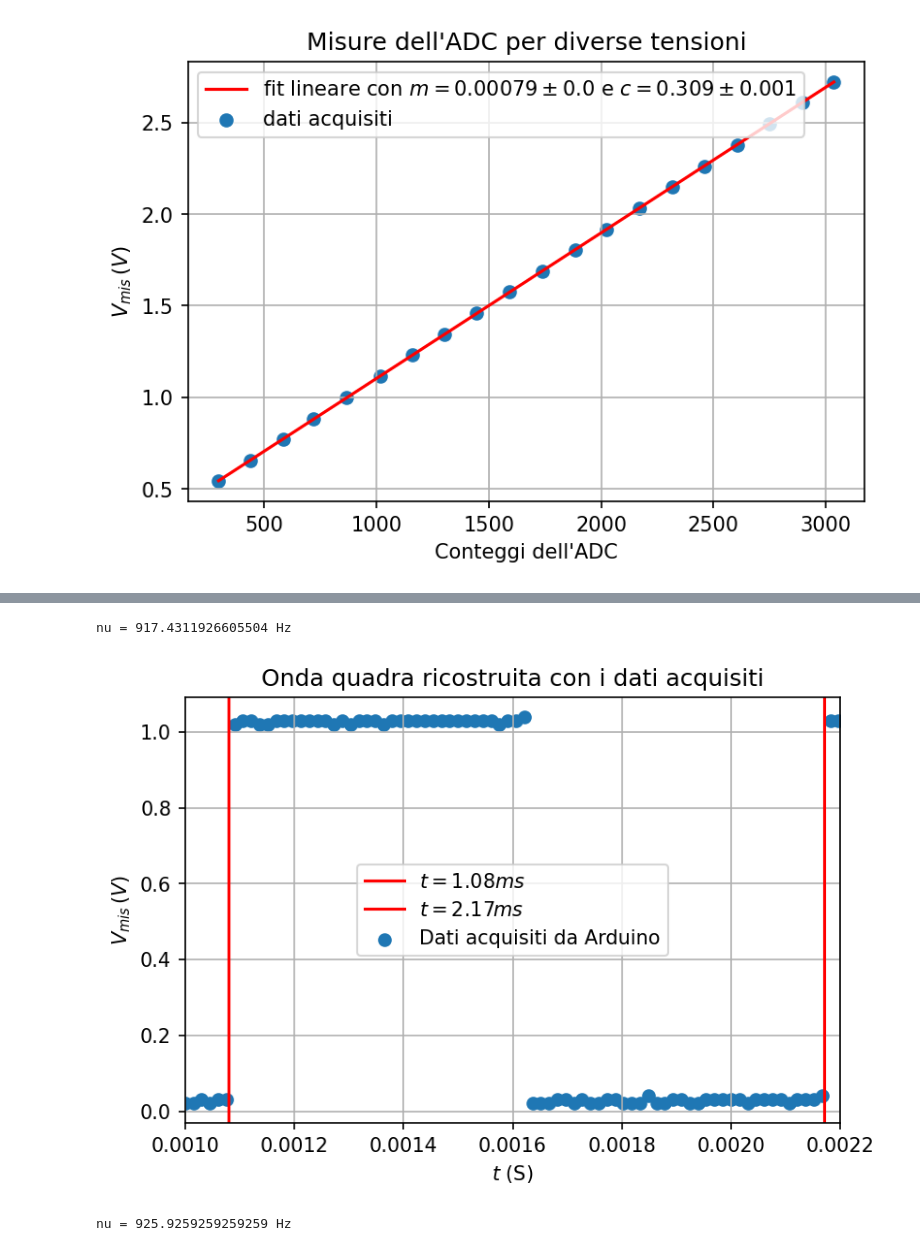
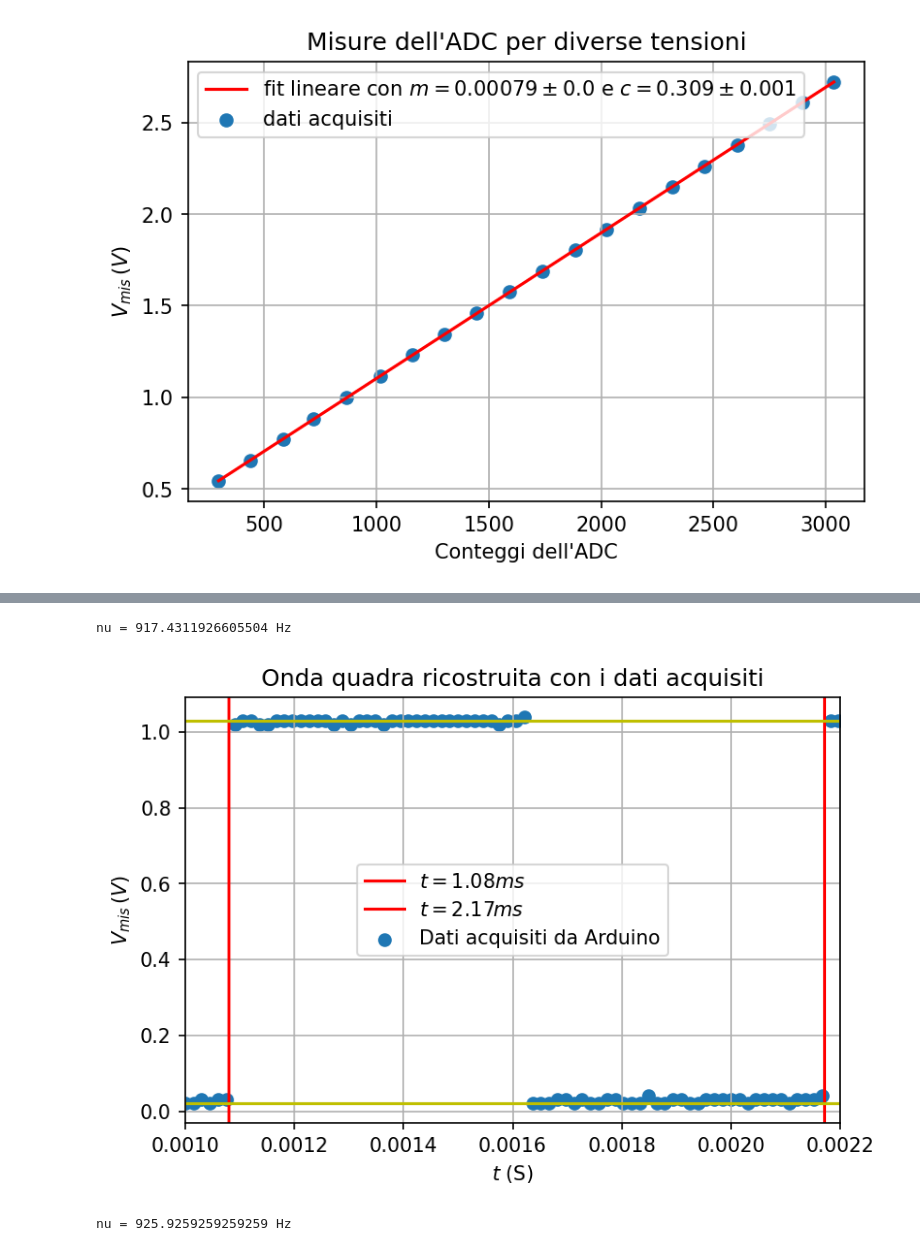
Before and after one commit to 1892051/LabSS, a Jupyter notebook: LabSS/esperienza_8/book.ipynb, the cells around one changed output, grey strips where cells are left out. Drawn from its saved outputs; the diff is of its cells as text; code cells hidden in the pictures.

```diff
--- a/LabSS/esperienza_8/book.ipynb
+++ b/LabSS/esperienza_8/book.ipynb
@@ -68,19 +72,23 @@ len(t_1)
 # %%
 t_2=np.arange(0,3030, 3030/len(df_2["V"]))*10**-6
 plt.scatter(t_2, df_2["V"], label="Dati acquisiti da Arduino")
 plt.xlim(0.001, 0.0022)
 plt.axvline(0.00108, c="r", label="$t=1.08ms$")
 plt.axvline(0.00217, c="r", label="$t=2.17ms$")
+
+plt.axhline(1.03, c="y")
+plt.axhline(0.02, c="y")
+
 plt.grid()
 plt.xlabel("$t$ (S)")
 plt.ylabel("$V_{mis}\, (V)$")
 plt.legend()
 plt.title("Onda quadra ricostruita con i dati acquisiti")
 print("nu = {} Hz".format( 1/(0.00217-0.00108) ))
 plt.savefig("3.png")
 # %% [output]
 nu = 917.4311926605504 Hz
-[figure, old version]
+[figure, new version]
 # %%
 t_3=np.arange(0,21063, 21063/len(df_3["V"]))*10**-6
 plt.scatter(t_3, df_3["V"], label="Dati acquisiti da Arduino")
```
Also changed, not shown: parts of 4 cells of this notebook, 1 other file.
